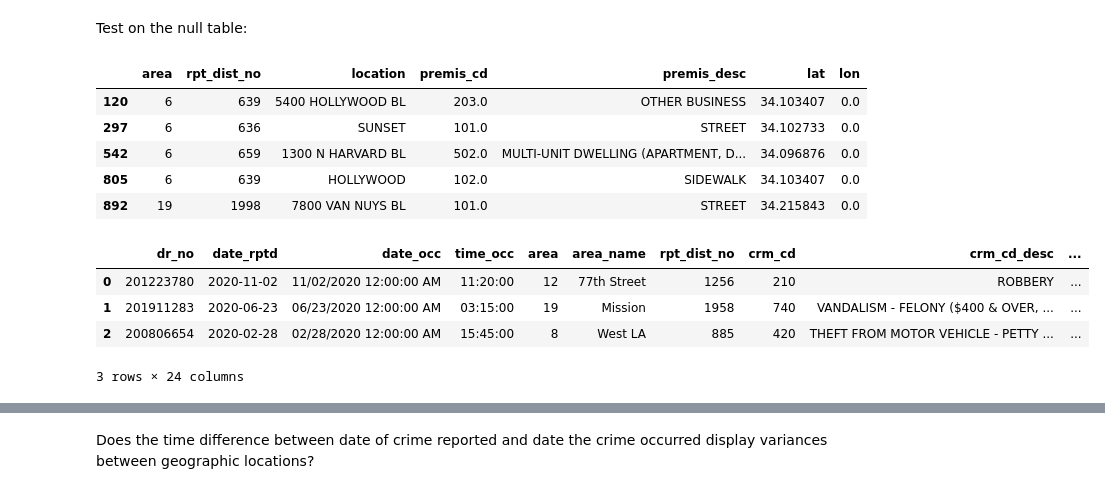
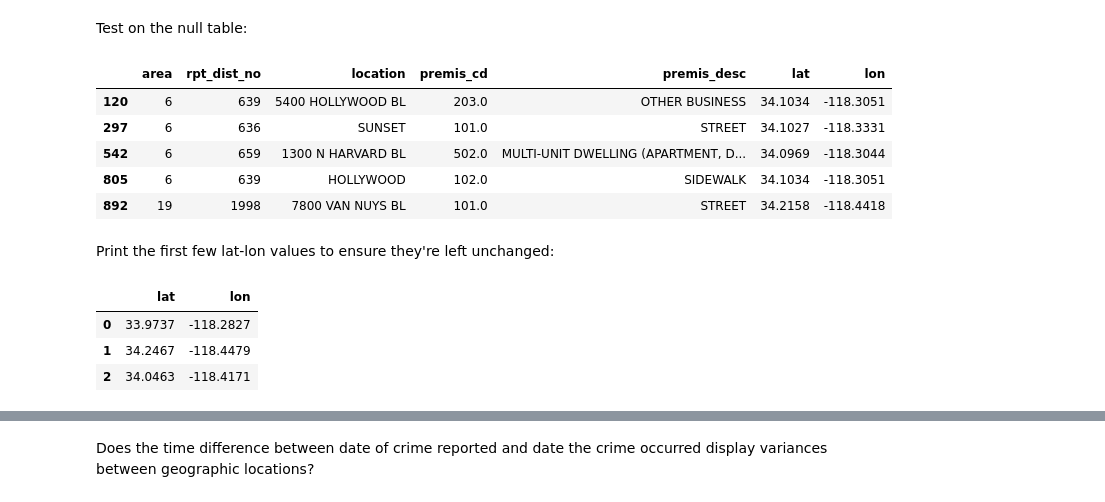
Before and after one commit to jdormaar/Boardgame_Preferences_Predictive_Analysis, a Jupyter notebook: Competitions/Analyzing Crime in LA/notebook.ipynb, the cells around one changed output, grey strips where cells are left out. Saved outputs shown, nothing was run; the diff lists cells and outputs as text; code cells hidden in the pictures.

Commit message:
missing values: lat-lon complete

```diff
--- a/Competitions/Analyzing Crime in LA/notebook.ipynb
+++ b/Competitions/Analyzing Crime in LA/notebook.ipynb
@@ -556,26 +542,23 @@ lon_impute_dict
 # %% [markdown]
 Test on the null table:
 # %%
-# Imputing values for numerical columns
-for i in df_ll_nulls['lat']:
-  if i == 0:
-      df_ll_nulls['lat'] = df_ll_nulls['rpt_dist_no'].map(lat_impute_dict)
-
+df_ll_nulls.loc[df_ll_nulls['lat'] == 0, 'lat'] = df_ll_nulls['rpt_dist_no'].map(lat_impute_dict)
+df_ll_nulls.loc[df_ll_nulls['lon'] == 0, 'lon'] = df_ll_nulls['rpt_dist_no'].map(lon_impute_dict)
 
 df_ll_nulls.head()
 # %% [output]
 |  | area | rpt_dist_no | location | premis_cd | premis_desc | lat | lon |
-| 120 | 6 | 639 | 5400 HOLLYWOOD BL | 203.0 | OTHER BUSINESS | 34.103407 | 0.0 |
-| 297 | 6 | 636 | SUNSET | 101.0 | STREET | 34.102733 | 0.0 |
-| 542 | 6 | 659 | 1300 N HARVARD BL | 502.0 | MULTI-UNIT DWELLING (APARTMENT, D... | 34.096876 | 0.0 |
-| 805 | 6 | 639 | HOLLYWOOD | 102.0 | SIDEWALK | 34.103407 | 0.0 |
-| 892 | 19 | 1998 | 7800 VAN NUYS BL | 101.0 | STREET | 34.215843 | 0.0 |
+| 120 | 6 | 639 | 5400 HOLLYWOOD BL | 203.0 | OTHER BUSINESS | 34.1034 | -118.3051 |
+| 297 | 6 | 636 | SUNSET | 101.0 | STREET | 34.1027 | -118.3331 |
+| 542 | 6 | 659 | 1300 N HARVARD BL | 502.0 | MULTI-UNIT DWELLING (APARTMENT, D... | 34.0969 | -118.3044 |
+| 805 | 6 | 639 | HOLLYWOOD | 102.0 | SIDEWALK | 34.1034 | -118.3051 |
+| 892 | 19 | 1998 | 7800 VAN NUYS BL | 101.0 | STREET | 34.2158 | -118.4418 |
+# %% [markdown]
+Print the first few lat-lon values to ensure they're left unchanged:
 # %%
-test = df.copy()
-test.head(3)
+df[['lat', 'lon']].head(3)
 # %% [output]
-|  | dr_no | date_rptd | date_occ | time_occ | area | area_name | rpt_dist_no | crm_cd | crm_cd_desc | ... |
-| 0 | 201223780 | 2020-11-02 | 11/02/2020 12:00:00 AM | 11:20:00 | 12 | 77th Street | 1256 | 210 | ROBBERY | ... |
-| 1 | 201911283 | 2020-06-23 | 06/23/2020 12:00:00 AM | 03:15:00 | 19 | Mission | 1958 | 740 | VANDALISM - FELONY ($400 & OVER, ... | ... |
-| 2 | 200806654 | 2020-02-28 | 02/28/2020 12:00:00 AM | 15:45:00 | 8 | West LA | 885 | 420 | THEFT FROM MOTOR VEHICLE - PETTY ... | ... |
+|  | lat | lon |
+| 0 | 33.9737 | -118.2827 |
+| 1 | 34.2467 | -118.4479 |
+| 2 | 34.0463 | -118.4171 |
-3 rows × 24 columns
```
Also changed, not shown: parts of 38 cells of this notebook.
